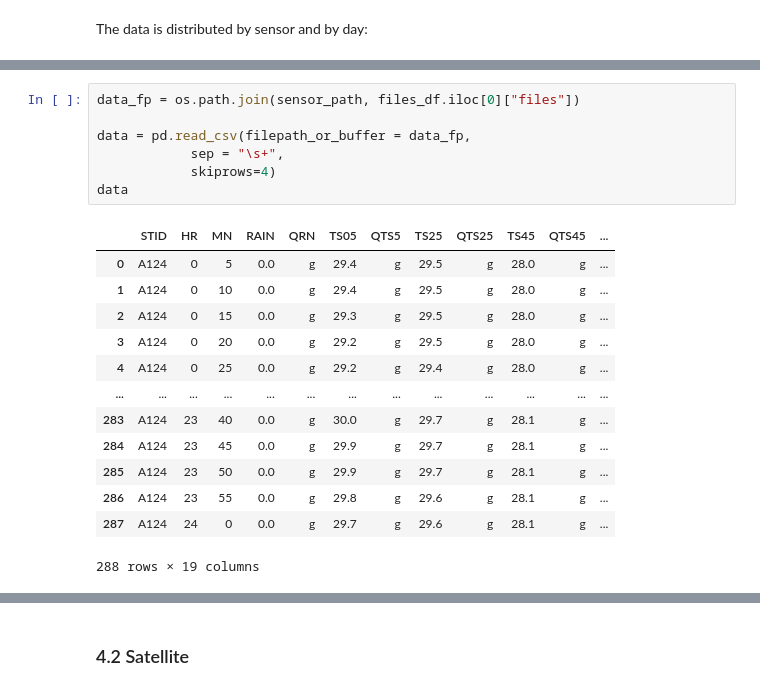
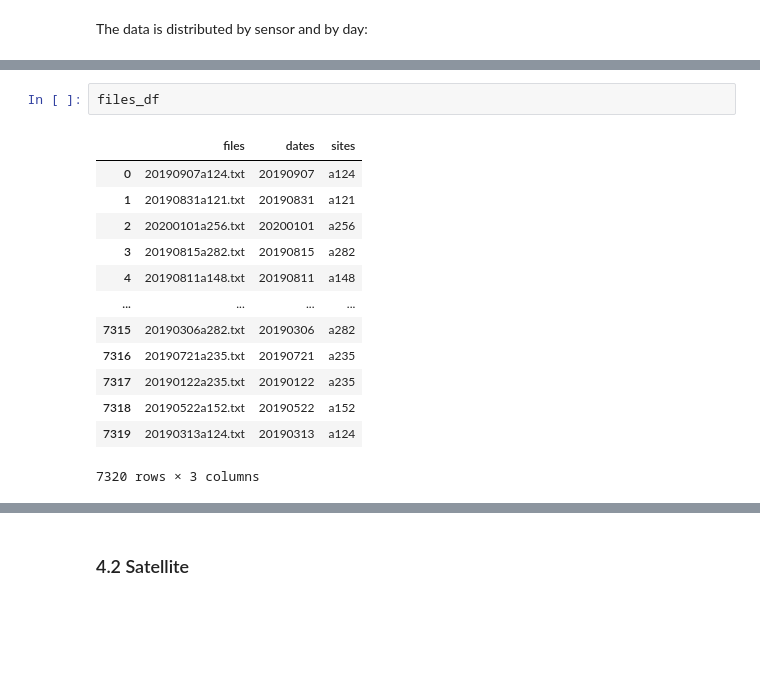
Before and after one commit to VicenteYago/OPTRAM, a Jupyter notebook: 2-LittleWashita/OPTRAM-LittleWashita.ipynb, the cells around one changed output, grey strips where cells are left out. Saved outputs shown, nothing was run; the diff lists cells and outputs as text; blank space fills up the shorter version.

```diff
--- a/2-LittleWashita/OPTRAM-LittleWashita.ipynb
+++ b/2-LittleWashita/OPTRAM-LittleWashita.ipynb
@@ -151,24 +172,19 @@ a282    366
 a256    366
 a244    366
 Name: sites, dtype: int64
-# %%
-data_fp = os.path.join(sensor_path, files_df.iloc[0]["files"])
-
-data = pd.read_csv(filepath_or_buffer = data_fp,
-            sep = "\s+",
-            skiprows=4)
-data
-# %% [output]
-|  | STID | HR | MN | RAIN | QRN | TS05 | QTS5 | TS25 | QTS25 | TS45 | QTS45 | ... |
-| 0 | A124 | 0 | 5 | 0.0 | g | 29.4 | g | 29.5 | g | 28.0 | g | ... |
-| 1 | A124 | 0 | 10 | 0.0 | g | 29.4 | g | 29.5 | g | 28.0 | g | ... |
-| 2 | A124 | 0 | 15 | 0.0 | g | 29.3 | g | 29.5 | g | 28.0 | g | ... |
-| 3 | A124 | 0 | 20 | 0.0 | g | 29.2 | g | 29.5 | g | 28.0 | g | ... |
-| 4 | A124 | 0 | 25 | 0.0 | g | 29.2 | g | 29.4 | g | 28.0 | g | ... |
-| ... | ... | ... | ... | ... | ... | ... | ... | ... | ... | ... | ... | ... |
-| 283 | A124 | 23 | 40 | 0.0 | g | 30.0 | g | 29.7 | g | 28.1 | g | ... |
-| 284 | A124 | 23 | 45 | 0.0 | g | 29.9 | g | 29.7 | g | 28.1 | g | ... |
-| 285 | A124 | 23 | 50 | 0.0 | g | 29.9 | g | 29.7 | g | 28.1 | g | ... |
-| 286 | A124 | 23 | 55 | 0.0 | g | 29.8 | g | 29.6 | g | 28.1 | g | ... |
-| 287 | A124 | 24 | 0 | 0.0 | g | 29.7 | g | 29.6 | g | 28.1 | g | ... |
-288 rows × 19 columns
+# %%
+files_df
+# %% [output]
+|  | files | dates | sites |
+| 0 | 20190907a124.txt | 20190907 | a124 |
+| 1 | 20190831a121.txt | 20190831 | a121 |
+| 2 | 20200101a256.txt | 20200101 | a256 |
+| 3 | 20190815a282.txt | 20190815 | a282 |
+| 4 | 20190811a148.txt | 20190811 | a148 |
+| ... | ... | ... | ... |
+| 7315 | 20190306a282.txt | 20190306 | a282 |
+| 7316 | 20190721a235.txt | 20190721 | a235 |
+| 7317 | 20190122a235.txt | 20190122 | a235 |
+| 7318 | 20190522a152.txt | 20190522 | a152 |
+| 7319 | 20190313a124.txt | 20190313 | a124 |
+7320 rows × 3 columns
```
Also changed, not shown: parts of 11 cells of this notebook, 12 other files.
